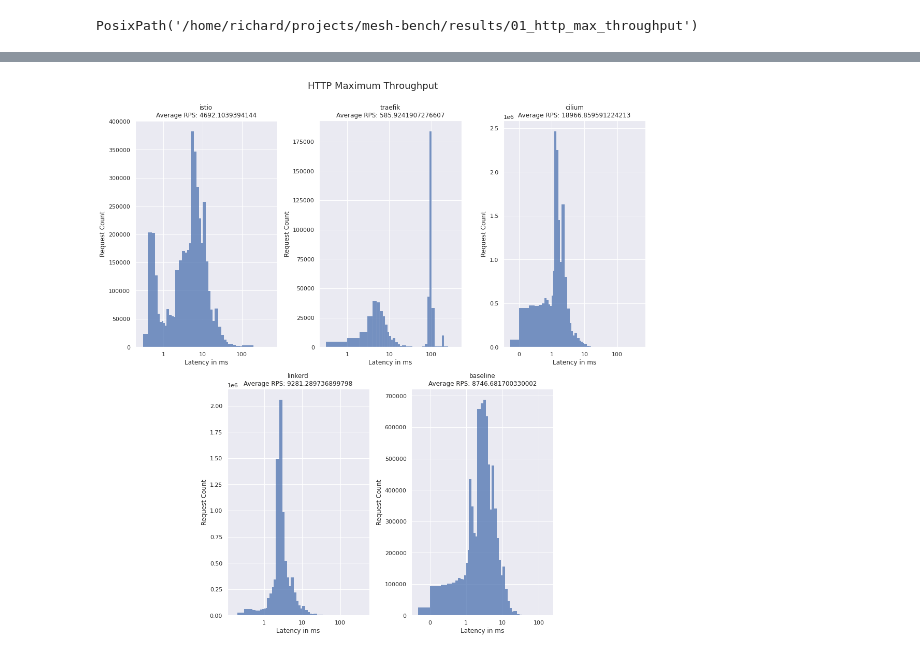
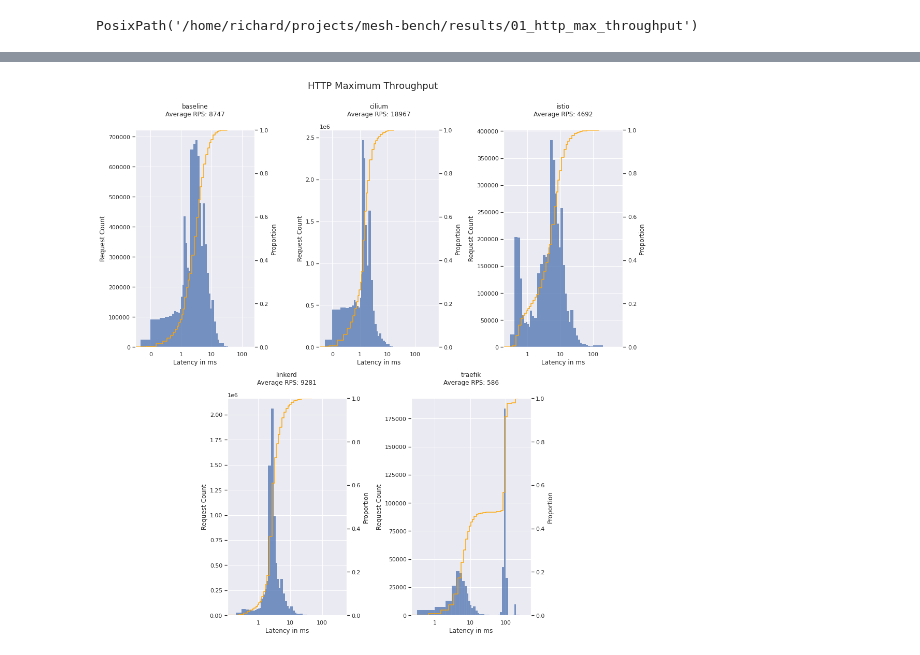
Before and after one commit to RichardBieringa/mesh-bench, a Jupyter notebook: viz/01_http_max_throughput.ipynb, the cells around one changed output, grey strips where cells are left out. Drawn from its saved outputs; the diff is of its cells as text; code cells hidden in the pictures.

```diff
--- a/viz/01_http_max_throughput.ipynb
+++ b/viz/01_http_max_throughput.ipynb
@@ -12,6 +12,7 @@ import matplotlib.pyplot as plt
 import matplotlib.ticker as ticker
 from matplotlib import gridspec
 import seaborn as sns
+sns.set_theme(style="darkgrid")
 # %%
 experiment = "01_http_max_throughput"
 
@@ -24,6 +25,14 @@ results_dir
 # %% [output]
 PosixPath('/home/richard/projects/mesh-bench/results/01_http_max_throughput')
 # %%
+"""
+Clean the obtained results from the experiments
+- Remove unnecessary columns
+- Extract metadata from filenames
+- Construct and clean data into a pandas.Series object
+- Convert data measures in seconds to ms
+"""
+
 # Filter columns
 required_cols = [
     "StartTime",
@@ -63,7 +72,6 @@ def clean_fortio_results(results_file: pathlib.Path) -> pd.Series :
     matches = re.match(name_re, str(results_file.name))
     s["mesh"] = matches[2]
     s["payload"] = matches[4]
-    s["repetition"] = matches[5]
 
     # Extract nested columns in 'DurationHistogram'
     for key, val in s["DurationHistogram"].items():
@@ -96,8 +104,6 @@ Parse all experiment results:
 - Parse each result file as a individual data frame
 - Concatenate all data frames where each row represents an observation
 """
-
-
 
 # Regex to extra# 0 -> Full match
 # 1 -> Protocol (http/grpc)
@@ -124,6 +130,7 @@ for root, _, files in os.walk(results_dir, topdown=False):
         series.append(clean_fortio_results(p))
 
 df = pd.DataFrame(series)
+df = df.sort_values(by="mesh", ignore_index=True)
 df
 # %% [output]
 Parsing Experiment results:
@@ -138,4 +145,10 @@ Results: 5
 # %%
+"""
+Plotting of the results
+- Create grid of subplots
+- Plot figures on logarithmic scale (because of outliers)
+"""
+
 # Create grid of
 fig = plt.figure(figsize=(15, 15))
 
@@ -156,33 +169,41 @@ axes=[
 # Set figure title
 fig.suptitle("HTTP Maximum Throughput", fontsize=18, y=1)
 
 # Plot each row as subplot
 for i, row in df.iterrows():
     ax = axes[i]
 
     # Plot data
     binedges = np.array(row["bins"])
     weights = np.array(row["counts"])
     x = (binedges[1:] + binedges[:-1]) / 2.0
 
     sns.histplot(data=row, x=x, bins=binedges, weights=weights, color="b", ax=ax)
 
     # Labels
-    plot_title = f"{row['mesh']}\nAverage RPS: {row['ActualQPS']}"
+    plot_title = f"{row['mesh']}\nAverage RPS: {row['ActualQPS']:.0f}"
     ax.set_ylabel("Request Count")
     ax.set_xlabel("Latency in ms")
-    ax.set_title(plot_title)
+    ax.set_title(plot_title, y=1.05)
 
 
     # Y AXIS
     ax.yaxis.set_major_formatter(ticker.ScalarFormatter())
 
 
     # X AXIS
     ax.set_xscale("log")
     ax.xaxis.set_major_formatter(ticker.ScalarFormatter())
 
+
+    # # Second plot with cumulative density
+    ax2 = ax.twinx()
+    ax2.set_alpha(0.5)
+    ax2.grid(False)
+    sns.ecdfplot(data=row, x=x, weights=weights, color="orange", ax=ax2)
+
+
 fig.tight_layout()
 plt.show()
 # %% [output]
-[figure, old version]
+[figure, new version]
```
Also changed, not shown: parts of 1 cell of this notebook.
